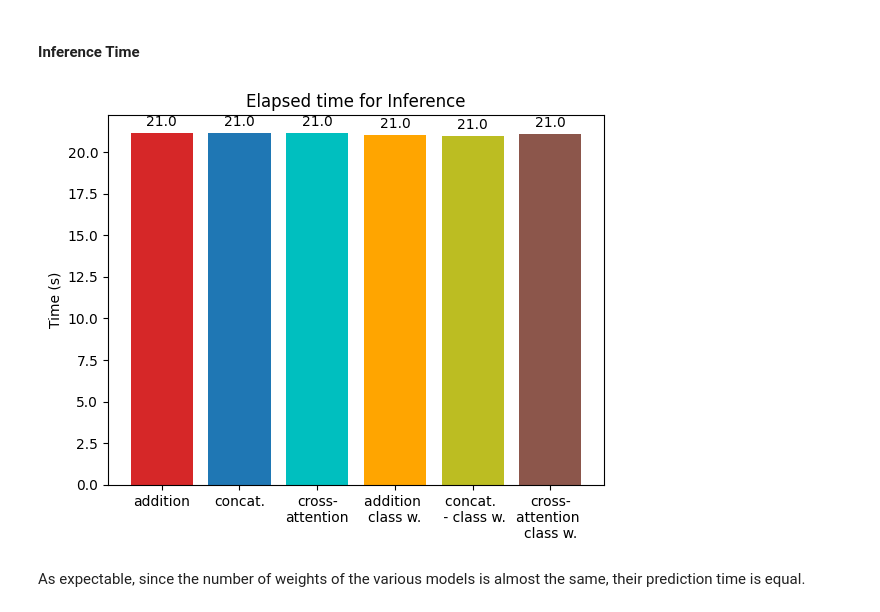
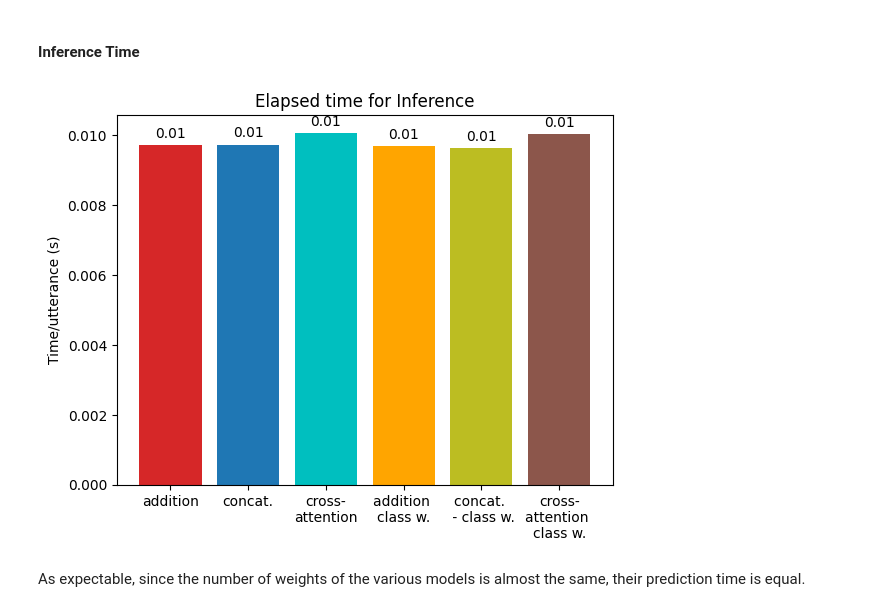
Before and after one commit to eskinderit/A-comparison-of-small-and-large-uni-multi-modal-language-models-for-sentiment-analysis-, a Jupyter notebook: Result Visualization.ipynb, the cells around one changed output. Drawn from its saved outputs; the diff is of its cells as text; code cells hidden in the pictures.

```diff
--- a/Result Visualization.ipynb
+++ b/Result Visualization.ipynb
@@ -8,6 +8,8 @@ Weights and log files are available clicking [at this Repository Link](https://d
 # importing libraries
 import numpy as np
 import matplotlib.pyplot as plt
+
+n_test_utterances = 2170
 
 # reading logs data
 
@@ -50,10 +52,10 @@ text_bilstm_results_42 = [Results(train_log_url = f'./results/seed42/text/BiLSTM
     eval_log_url=f'./results/seed42/text/BiLSTM/logs/log_conv{i}_SimpleTextModel_s42_results.txt') for i in range(1,5)]
 
 # without class weights, seed = 77
-'''
+
 albert_results_77 = [Results(train_log_url = f'./results/seed77/text/ALBERT/logs/log_conv{i}_TextTransformer_s77.txt',
     eval_log_url=f'./results/seed77/text/ALBERT/logs/log_conv{i}_TextTransformer_s77_results.txt') for i in range(1,5)]
-'''
+
 text_bilstm_results_77 = [Results(train_log_url = f'./results/seed77/text/BiLSTM/logs/log_conv{i}_SimpleTextModel_s77.txt',
     eval_log_url=f'./results/seed77/text/BiLSTM/logs/log_conv{i}_SimpleTextModel_s77_results.txt') for i in range(1,5)]
 
@@ -66,18 +68,17 @@ text_bilstm_results_classweight_42 = Results(train_log_url = f'./results/seed42/
     eval_log_url=f'./results/seed42/text/BiLSTM/logs/classweight/log_conv3_SimpleTextModel_cw_s42_results.txt')
 
 # with class weights, seed = 77, conv_len = 3
-'''
+
 albert_results_classweight_77 = Results(train_log_url = f'./results/seed77/text/ALBERT/logs/classweight/log_conv3_TextTransformer_cw_s77.txt',
     eval_log_url=f'./results/seed77/text/ALBERT/logs/classweight/log_conv3_TextTransformer_cw_s77_results.txt')
-'''
+
 text_bilstm_results_classweight_77 = Results(train_log_url = f'./results/seed77/text/BiLSTM/logs/classweight/log_conv3_SimpleTextModel_cw_s77.txt',
     eval_log_url=f'./results/seed77/text/BiLSTM/logs/classweight/log_conv3_SimpleTextModel_cw_s77_results.txt')
 
 
 # grouped results
-#TODO fix this
-albert_results = [albert_results_42, albert_results_42]
-albert_results_classweight = [albert_results_classweight_42, albert_results_classweight_42]
+albert_results = [albert_results_42, albert_results_77]
+albert_results_classweight = [albert_results_classweight_42, albert_results_classweight_77]
 text_bilstm_results = [text_bilstm_results_42, text_bilstm_results_77]
 text_bilstm_results_classweight= [text_bilstm_results_classweight_42, text_bilstm_results_classweight_77]
 # %% [markdown]
@@ -700,7 +699,7 @@ def autolabel(rects):
     """Attach a text label above each bar in *rects*, displaying its height."""
     for rect in rects:
         height = rect.get_height()
-        plt.annotate('{}'.format(np.round(height,0)),
+        plt.annotate('{}'.format(np.round(height,1)),
                     xy=(rect.get_x() + rect.get_width() / 2, height),
                     xytext=(0, 3),  # 3 points vertical offset
                     textcoords="offset points",
@@ -718,42 +717,42 @@ plt.show()
 # %% [markdown]
 #### Inference Time
 # %%
-bimodal_add_pred_time = np.average([i.test_prediction_time for i in bimodal_add], axis=0)
-bimodal_concat_pred_time = np.average([i.test_prediction_time for i in bimodal_concat], axis=0)
-bimodal_crossatt_pred_time = np.average([i.test_prediction_time for i in bimodal_crossatt], axis=0)
-bimodal_add_classweight_pred_time = np.average([i.test_prediction_time for i in bimodal_add_classweight], axis=0)
-bimodal_concat_classweight_pred_time = np.average([i.test_prediction_time for i in bimodal_concat_classweight], axis=0)
-bimodal_crossatt_classweight_pred_time = np.average([i.test_prediction_time for i in bimodal_crossatt_classweight], axis=0)
+bimodal_add_pred_time = np.average([i.test_prediction_time for i in bimodal_add], axis=0) / n_test_utterances
+bimodal_concat_pred_time = np.average([i.test_prediction_time for i in bimodal_concat], axis=0) / n_test_utterances
+bimodal_crossatt_pred_time = np.average([i.test_prediction_time for i in bimodal_crossatt], axis=0) / n_test_utterances
+bimodal_add_classweight_pred_time = np.average([i.test_prediction_time for i in bimodal_add_classweight], axis=0) / n_test_utterances
+bimodal_concat_classweight_pred_time = np.average([i.test_prediction_time for i in bimodal_concat_classweight], axis=0) / n_test_utterances
+bimodal_crossatt_classweight_pred_time = np.average([i.test_prediction_time for i in bimodal_crossatt_classweight], axis=0) / n_test_utterances
 
 # PLOT
 
 
 fig, ax = plt.subplots()
 
 x = ['addition', 'concat.', 'cross-\nattention', 'addition \nclass w.','concat. \n - class w.', 'cross-\nattention \nclass w.'] # 'Audio \n Only \n Wav2Vec \nquantile\n0.1','Text\nOnly\nBiLSTM']
 y = [bimodal_add_pred_time, bimodal_concat_pred_time, bimodal_crossatt_pred_time, bimodal_add_classweight_pred_time, bimodal_concat_classweight_pred_time, bimodal_crossatt_classweight_pred_time] # wav2vec_pred_time[2], text_bilstm_eval_time[2]]
 
 bar_colors = ['tab:red', 'tab:blue', 'c', 'orange', 'tab:olive', 'tab:brown']# 'tab:pink', 'tab:purple'
 
 rect = ax.bar(x, y, label=y, color=bar_colors)
 
 def autolabel(rects):
     """Attach a text label above each bar in *rects*, displaying its height."""
     for rect in rects:
         height = rect.get_height()
-        plt.annotate('{}'.format(np.round(height,0)),
+        plt.annotate('{}'.format(np.round(height,2)),
                     xy=(rect.get_x() + rect.get_width() / 2, height),
                     xytext=(0, 3),  # 3 points vertical offset
                     textcoords="offset points",
                     ha='center', va='bottom')
 
 autolabel(rect)
 
-ax.set_ylabel('Time (s)')
+ax.set_ylabel('Time/utterance (s)')
 ax.set_title('Elapsed time for Inference')
 
 plt.show()
 # %% [output]
-[figure, old version]
+[figure, new version]
 # %% [markdown]
 As expectable, since the number of weights of the various models is almost the same, their prediction time is equal.
```
Also changed, not shown: parts of 14 cells of this notebook.
